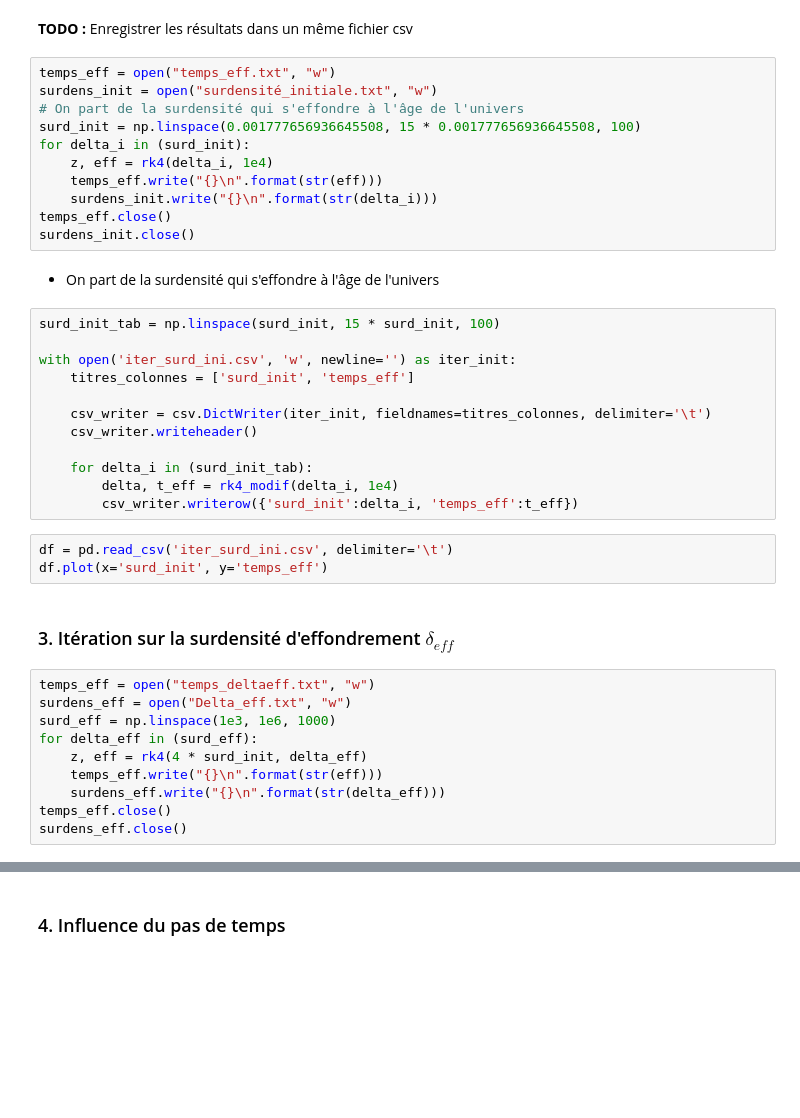
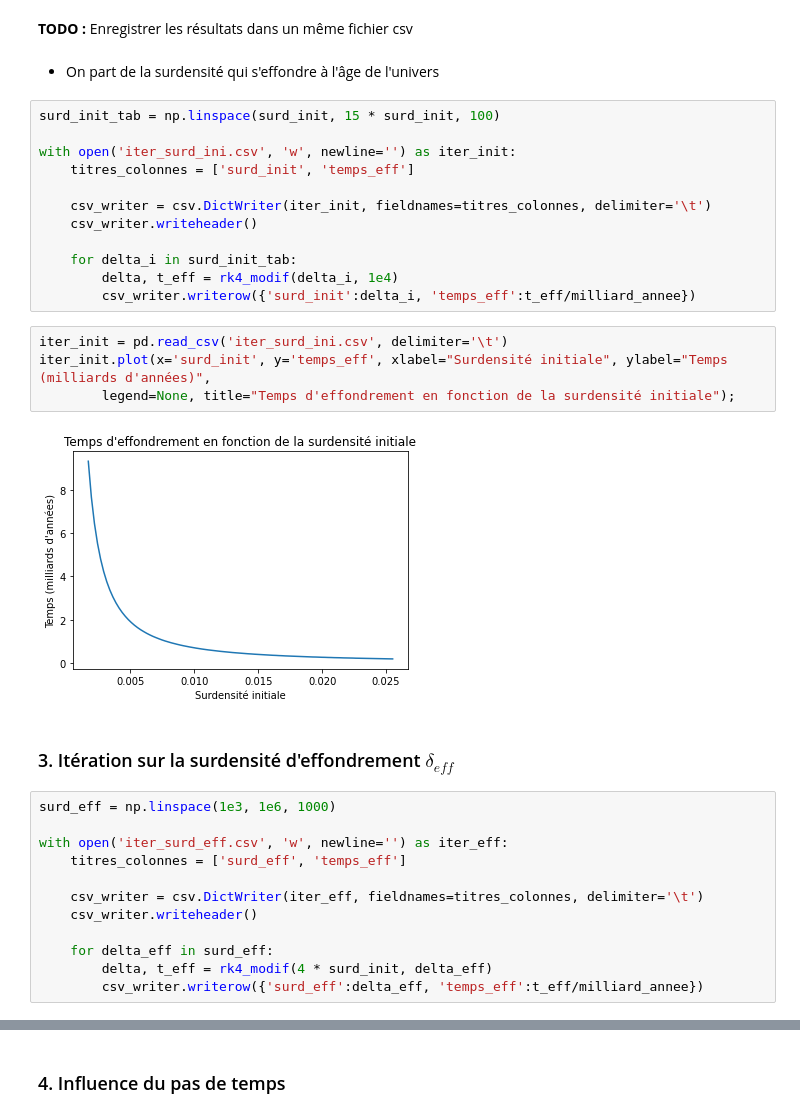
Before and after one commit to lukbrb/effspherique, a Jupyter notebook: Projet1-bis/ProjetNumerique.ipynb, the cells around one changed output, grey strips where cells are left out. Drawn from its saved outputs; the diff is of its cells as text; blank space fills up the shorter version.

```diff
--- a/Projet1-bis/ProjetNumerique.ipynb
+++ b/Projet1-bis/ProjetNumerique.ipynb
@@ -389,17 +394,6 @@ print("Surdensité initiale:", surd_init)
 ### 2. Itération sur la surdensité initiale $\delta_i$
 # %% [markdown]
 **TODO :** Enregistrer les résultats dans un même fichier csv
-# %%
-temps_eff = open("temps_eff.txt", "w")
-surdens_init = open("surdensité_initiale.txt", "w")
-# On part de la surdensité qui s'effondre à l'âge de l'univers
-surd_init = np.linspace(0.001777656936645508, 15 * 0.001777656936645508, 100)
-for delta_i in (surd_init):
-    z, eff = rk4(delta_i, 1e4)
-    temps_eff.write("{}\n".format(str(eff)))
-    surdens_init.write("{}\n".format(str(delta_i)))
-temps_eff.close()
-surdens_init.close()
 # %% [markdown]
 - On part de la surdensité qui s'effondre à l'âge de l'univers
 # %%
@@ -411,21 +405,26 @@ with open('iter_surd_ini.csv', 'w', newline='') as iter_init:
     csv_writer = csv.DictWriter(iter_init, fieldnames=titres_colonnes, delimiter='\t')
     csv_writer.writeheader()
 
-    for delta_i in (surd_init_tab):
+    for delta_i in surd_init_tab:
         delta, t_eff = rk4_modif(delta_i, 1e4)
-        csv_writer.writerow({'surd_init':delta_i, 'temps_eff':t_eff})
+        csv_writer.writerow({'surd_init':delta_i, 'temps_eff':t_eff/milliard_annee})
 # %%
-df = pd.read_csv('iter_surd_ini.csv', delimiter='\t')
-df.plot(x='surd_init', y='temps_eff')
+iter_init = pd.read_csv('iter_surd_ini.csv', delimiter='\t')
+iter_init.plot(x='surd_init', y='temps_eff', xlabel="Surdensité initiale", ylabel="Temps (milliards d'années)",
+        legend=None, title="Temps d'effondrement en fonction de la surdensité initiale");
+# %% [output]
+[figure, added]
 # %% [markdown]
 ### 3. Itération sur la surdensité d'effondrement $\delta_{eff}$
-# %%
-temps_eff = open("temps_deltaeff.txt", "w")
-surdens_eff = open("Delta_eff.txt", "w")
-surd_eff = np.linspace(1e3, 1e6, 1000)
-for delta_eff in (surd_eff):
-    z, eff = rk4(4 * surd_init, delta_eff)
-    temps_eff.write("{}\n".format(str(eff)))
-    surdens_eff.write("{}\n".format(str(delta_eff)))
-temps_eff.close()
-surdens_eff.close()
+# %%
+surd_eff = np.linspace(1e3, 1e6, 1000)
+
+with open('iter_surd_eff.csv', 'w', newline='') as iter_eff:
+    titres_colonnes = ['surd_eff', 'temps_eff']
+
+    csv_writer = csv.DictWriter(iter_eff, fieldnames=titres_colonnes, delimiter='\t')
+    csv_writer.writeheader()
+
+    for delta_eff in surd_eff:
+        delta, t_eff = rk4_modif(4 * surd_init, delta_eff)
+        csv_writer.writerow({'surd_eff':delta_eff, 'temps_eff':t_eff/milliard_annee})
```
Also changed, not shown: parts of 24 cells of this notebook, 1 other file.
